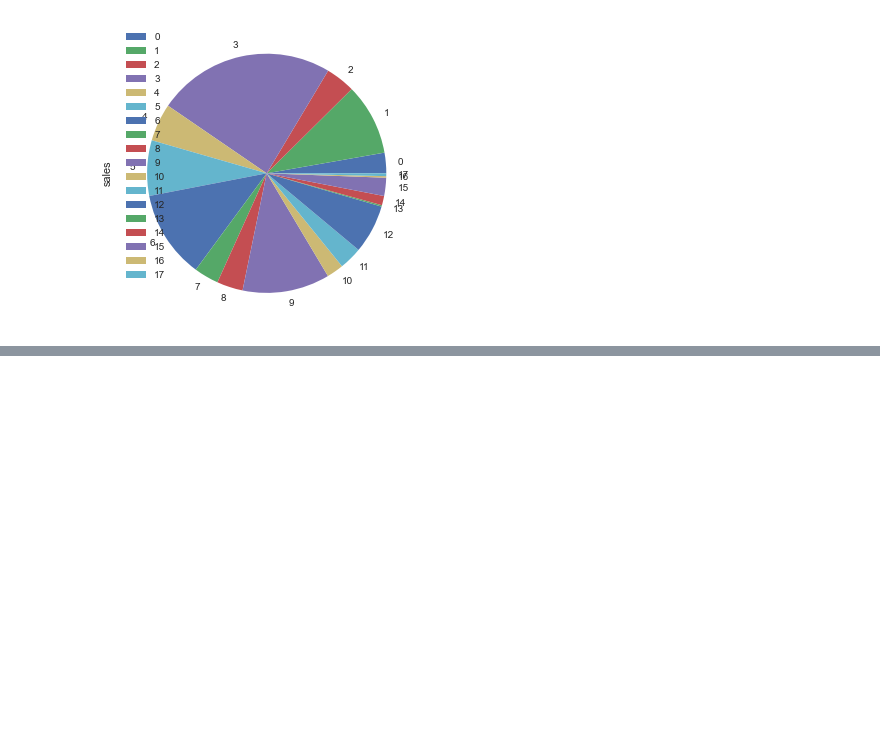
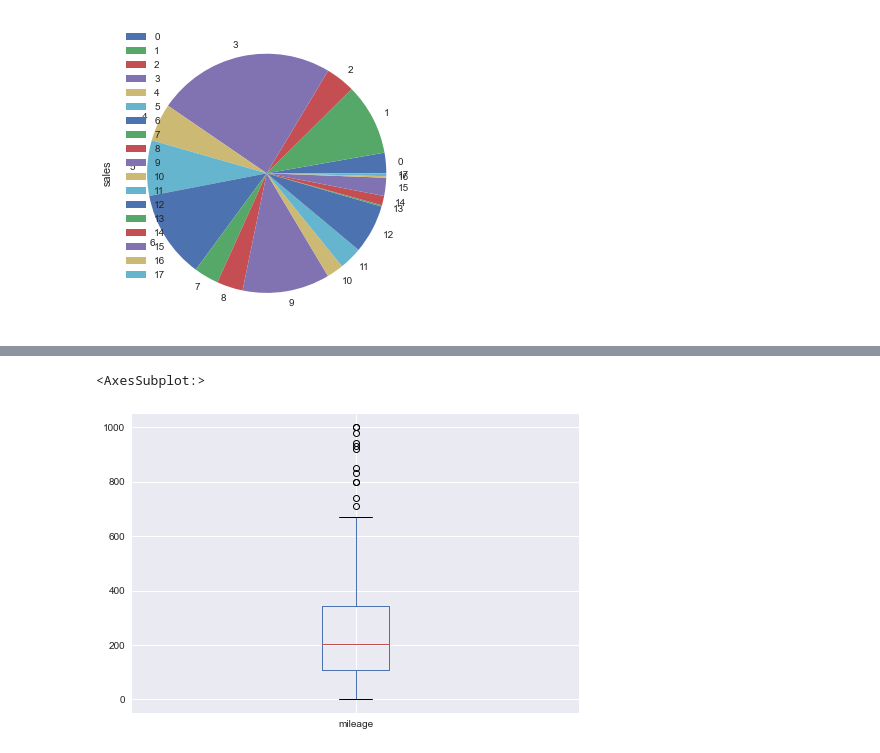
Before and after one commit to yoganandaraol/EDA_CarSales, a Jupyter notebook: EDA_CarSales_Project.ipynb, the cells around one changed output, grey strips where cells are left out. Cells and saved outputs as stored; diff of their text form; code cells hidden in the pictures; blank space fills up the shorter version.

```diff
--- a/EDA_CarSales_Project.ipynb
+++ b/EDA_CarSales_Project.ipynb
@@ -1544,0 +1609,5 @@ pvt_bodyclassyear_sales.plot.pie(y="sales", x="class")
+# %%
+besteconomycars.plot.box()
+# %% [output]
+<AxesSubplot:>
+[figure, added]
```
Also changed, not shown: parts of 30 cells of this notebook.
